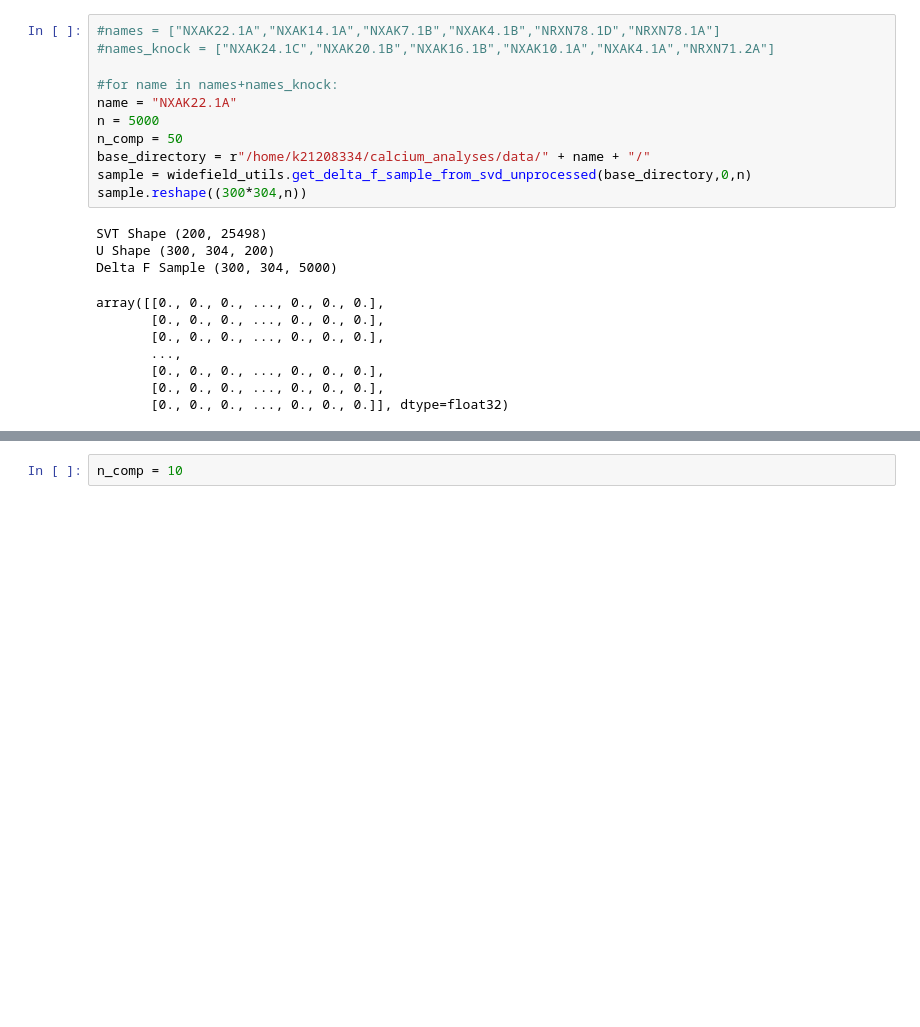
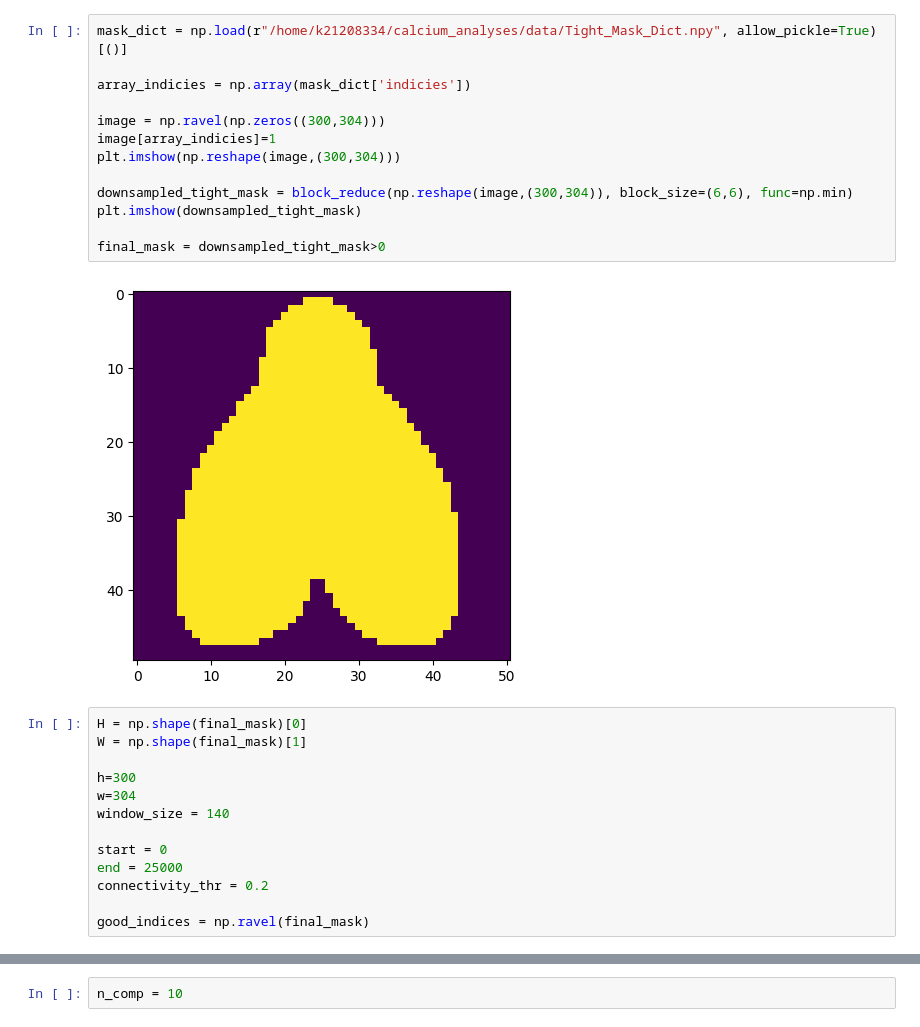
Before and after one commit to alteriis/calcium_dynamics, a Jupyter notebook: compute/Compute ICA.ipynb, the cells around one changed output, grey strips where cells are left out. Cells and saved outputs as stored; diff of their text form; blank space fills up the shorter version.

```diff
--- a/compute/Compute ICA.ipynb
+++ b/compute/Compute ICA.ipynb
@@ -13,22 +37,28 @@ from sklearn.decomposition import FastICA
+# %%
+mask_dict = np.load(r"/home/k21208334/calcium_analyses/data/Tight_Mask_Dict.npy", allow_pickle=True)[()]
+
+array_indicies = np.array(mask_dict['indicies'])
+
+image = np.ravel(np.zeros((300,304)))
+image[array_indicies]=1
+plt.imshow(np.reshape(image,(300,304)))
+
+downsampled_tight_mask = block_reduce(np.reshape(image,(300,304)), block_size=(6,6), func=np.min)
+plt.imshow(downsampled_tight_mask)
+
+final_mask = downsampled_tight_mask>0
+# %% [output]
+[figure, added]
 # %%
-#names = ["NXAK22.1A","NXAK14.1A","NXAK7.1B","NXAK4.1B","NRXN78.1D","NRXN78.1A"]
-#names_knock = ["NXAK24.1C","NXAK20.1B","NXAK16.1B","NXAK10.1A","NXAK4.1A","NRXN71.2A"]
+H = np.shape(final_mask)[0]
+W = np.shape(final_mask)[1]
 
-#for name in names+names_knock:
-name = "NXAK22.1A"
-n = 5000
-n_comp = 50
-base_directory = r"/home/k21208334/calcium_analyses/data/" + name + "/"
-sample = widefield_utils.get_delta_f_sample_from_svd_unprocessed(base_directory,0,n)
-sample.reshape((300*304,n))
+h=300
+w=304
+window_size = 140
+
+start = 0
+end = 25000
+connectivity_thr = 0.2
+
+good_indices = np.ravel(final_mask)
-# %% [output]
-SVT Shape (200, 25498)
-U Shape (300, 304, 200)
-Delta F Sample (300, 304, 5000)
-array([[0., 0., 0., ..., 0., 0., 0.],
-       [0., 0., 0., ..., 0., 0., 0.],
-       [0., 0., 0., ..., 0., 0., 0.],
-       ...,
-       [0., 0., 0., ..., 0., 0., 0.],
-       [0., 0., 0., ..., 0., 0., 0.],
-       [0., 0., 0., ..., 0., 0., 0.]], dtype=float32)
```
Also changed, not shown: parts of 11 cells of this notebook, 7 other files.
